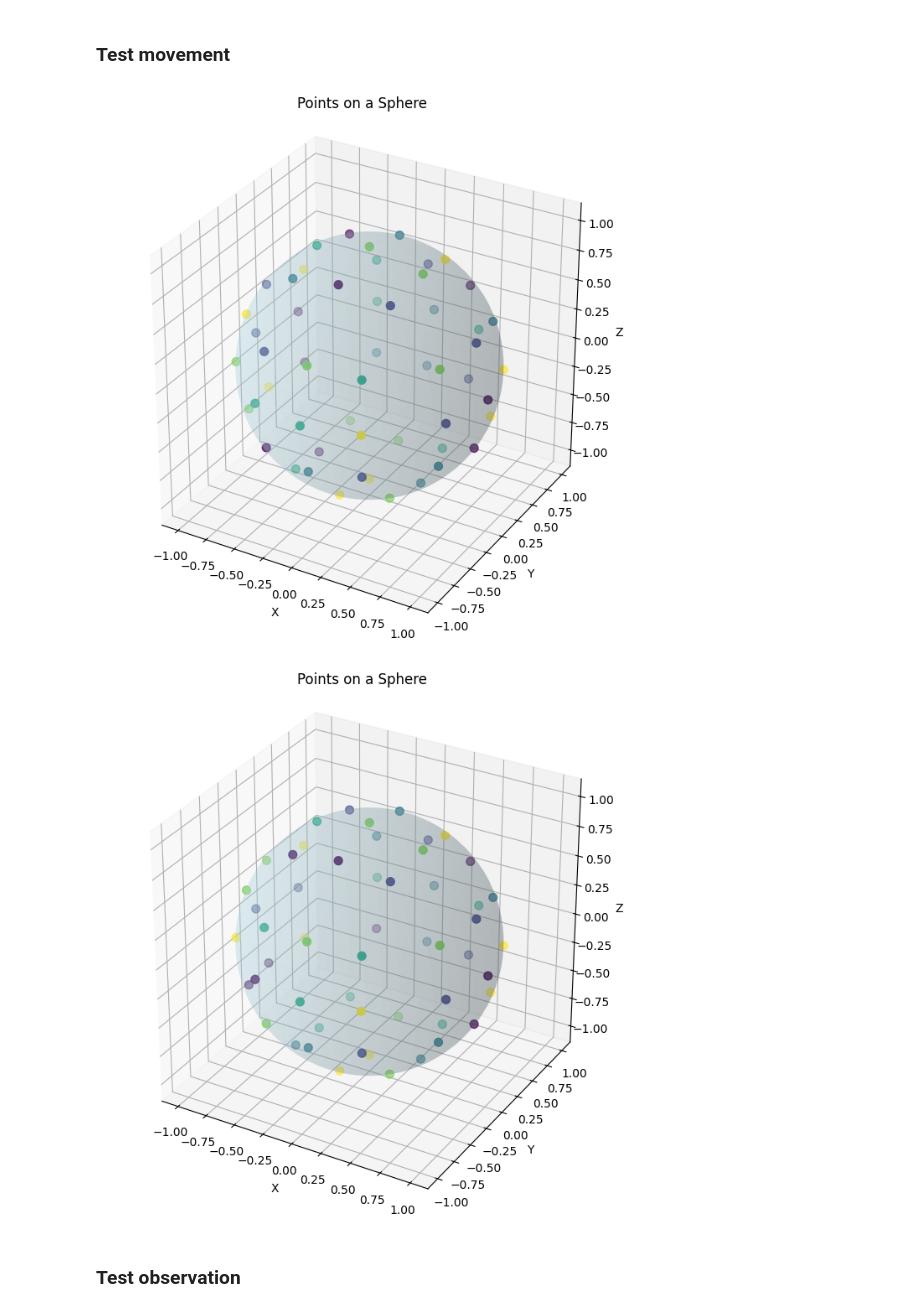
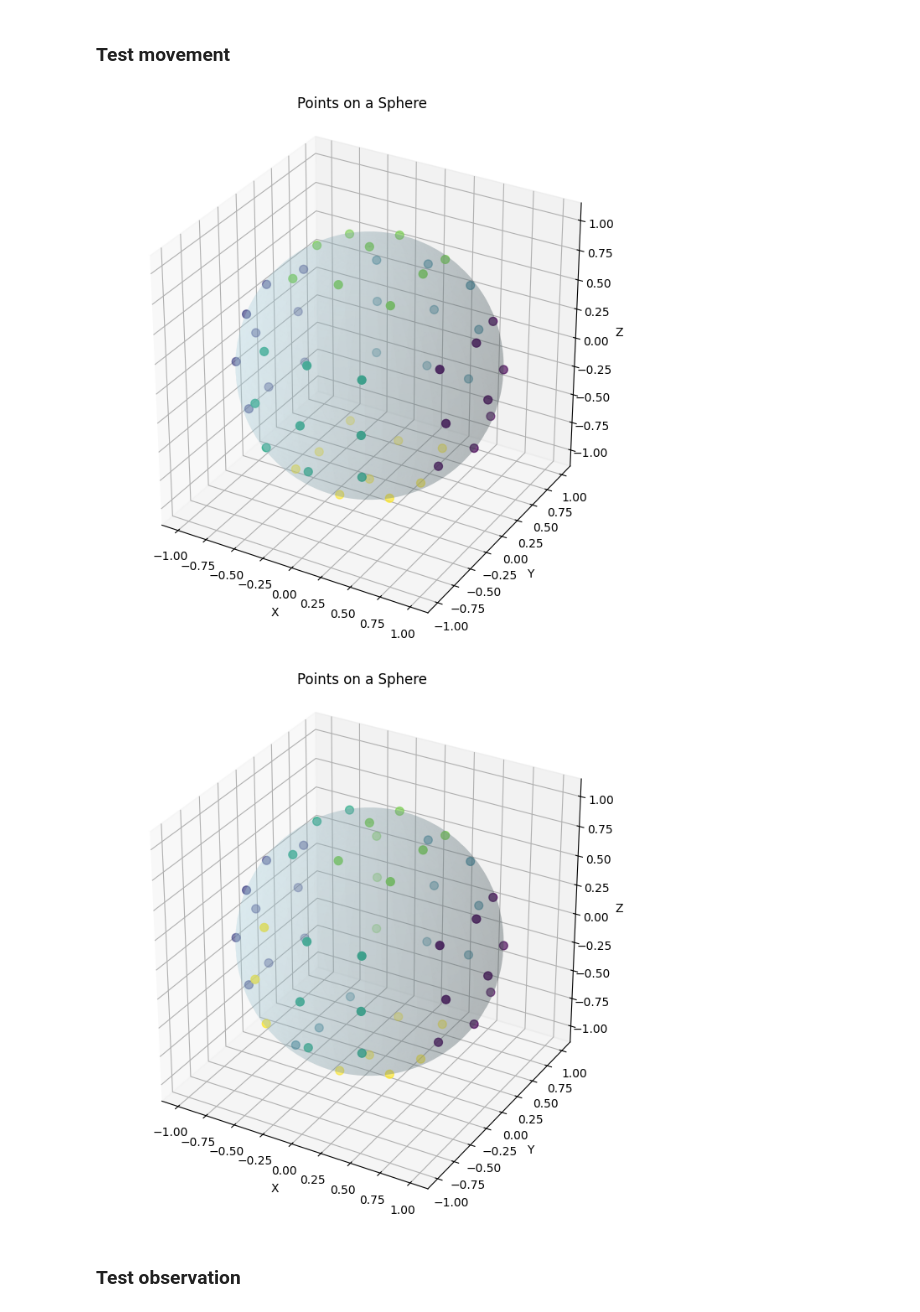
Before and after one commit to Ryan10937/rl_playground, a Jupyter notebook: rubiks.ipynb, the cells around one changed output. Saved outputs shown, nothing was run; the diff lists cells and outputs as text; code cells hidden in the pictures.

```diff
--- a/rubiks.ipynb
+++ b/rubiks.ipynb
@@ -154,9 +166,9 @@ class RubiksCube(gym.Env):
         is_completed,faces_completed = self._check_cube_completion()
         if reward_type == 'absolute':
             #only reward for completing cube
-            return is_completed * 100 + -0.1, is_completed
+            return is_completed * 2 + -0.1, is_completed
         elif reward_type == 'breadcrumb':
-            return is_completed * 100 + faces_completed -0.01, is_completed
+            return is_completed * 2 + faces_completed -0.01, is_completed
         # elif too many steps, large negative
 
 
@@ -314,7 +326,7 @@ class RubiksCube(gym.Env):
         faces = ['top','bottom','left','right','front','back']
         return {face:self.get_face(arr,face=face,exclude_sides=True)[0] for face in faces}
 
-    def move(self,action):##############################################################################################################################################################
+    def move(self,action):
         '''
         Rotate a row or column of the cube
         '''
@@ -427,13 +461,13 @@ array([[ 8.16496581e-01, -4.08248290e-01,  4.08248290e-01,
 ### Test movement
 # %%
 env = RubiksCube()
-env.reset()
+env.reset(n_scramble=0)
 env.render()
 env.move(5)
 env.render()
 # %% [output]
-[figure, old version]
+[figure, new version]
-[figure, old version]
+[figure, new version]
 # %% [markdown]
 ### Test observation
 # %%
```
Also changed, not shown: parts of 17 cells of this notebook, 3 other files.
